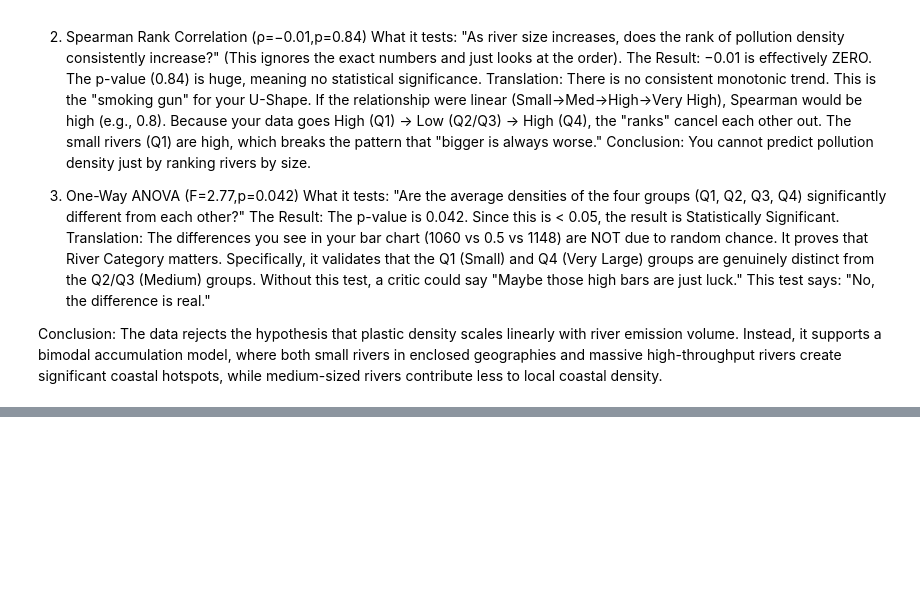
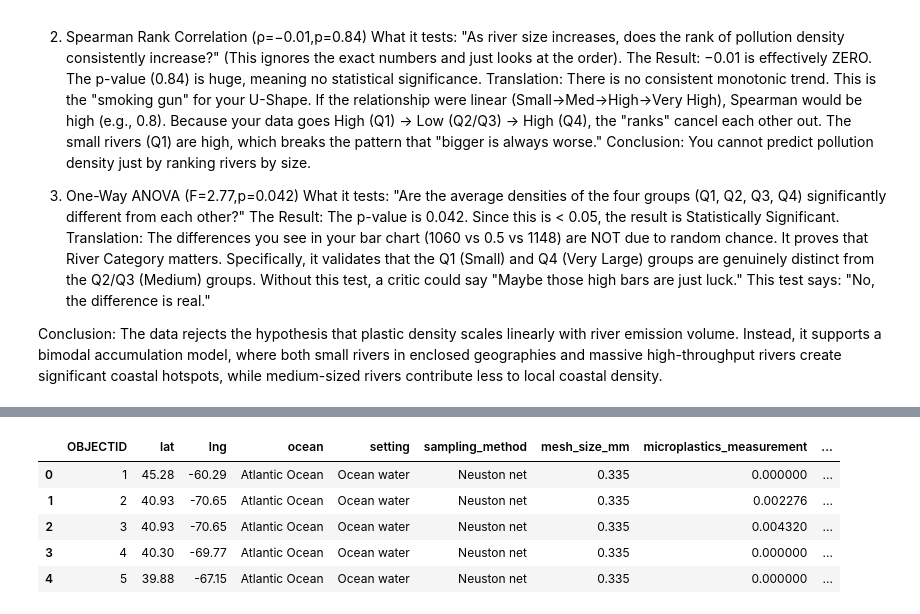
Before and after one commit to Sarah-Jane85/Source_to_Sea, a Jupyter notebook: Notebooks/03_Q2_accumulation.ipynb, the cells around one changed output, grey strips where cells are left out. Saved outputs shown, nothing was run; the diff lists cells and outputs as text; code cells hidden in the pictures; blank space fills up the shorter version.

```diff
--- a/Notebooks/03_Q2_accumulation.ipynb
+++ b/Notebooks/03_Q2_accumulation.ipynb
@@ -752,3 +694,29 @@ Without this test, a critic could say "Maybe those high bars are just luck." Thi
 Conclusion: The data rejects the hypothesis that plastic density scales linearly with river emission volume.
 Instead, it supports a bimodal accumulation model, where both small rivers in enclosed geographies and massive
 high-throughput rivers create significant coastal hotspots, while medium-sized rivers contribute less to local coastal density.
+# %%
+# 1. open file
+with open("../config.yaml", "r") as f:
+    config = yaml.safe_load(f)
+
+# Get file path from config
+file_path = config["output_data"]["file5"]
+# 2. Load Parquet Data
+ocean = pd.read_parquet(file_path)
+
+print(ocean.shape)
+print(ocean.dtypes)
+print(ocean.head(3))
+
+# 1. open file
+with open("../config.yaml", "r") as f:
+    config = yaml.safe_load(f)
+
+# Get file path from config
+file_path = config["output_data"]["file1"]
+# 2. Load Parquet Data
+rivers = pd.read_parquet(file_path)
+
+print(rivers.shape)
+print(rivers.dtypes)
+print(rivers.head(3))
@@ -754,0 +915,16 @@ high-throughput rivers create significant coastal hotspots, while medium-sized r
+# %%
+# 1. Load Configuration and Data
+with open("../config.yaml", "r") as f:
+    config = yaml.safe_load(f)
+
+file_path = config["output_data"]["file3"] # marine_microplastics.parquet
+df = pd.read_parquet(file_path)
+
+display(df.head())
+# %% [output]
+|  | OBJECTID | lat | lng | ocean | setting | sampling_method | mesh_size_mm | microplastics_measurement | ... |
+| 0 | 1 | 45.28 | -60.29 | Atlantic Ocean | Ocean water | Neuston net | 0.335 | 0.000000 | ... |
+| 1 | 2 | 40.93 | -70.65 | Atlantic Ocean | Ocean water | Neuston net | 0.335 | 0.002276 | ... |
+| 2 | 3 | 40.93 | -70.65 | Atlantic Ocean | Ocean water | Neuston net | 0.335 | 0.004320 | ... |
+| 3 | 4 | 40.30 | -69.77 | Atlantic Ocean | Ocean water | Neuston net | 0.335 | 0.000000 | ... |
+| 4 | 5 | 39.88 | -67.15 | Atlantic Ocean | Ocean water | Neuston net | 0.335 | 0.000000 | ... |
```
Also changed, not shown: parts of 20 cells of this notebook, 2 other files.
